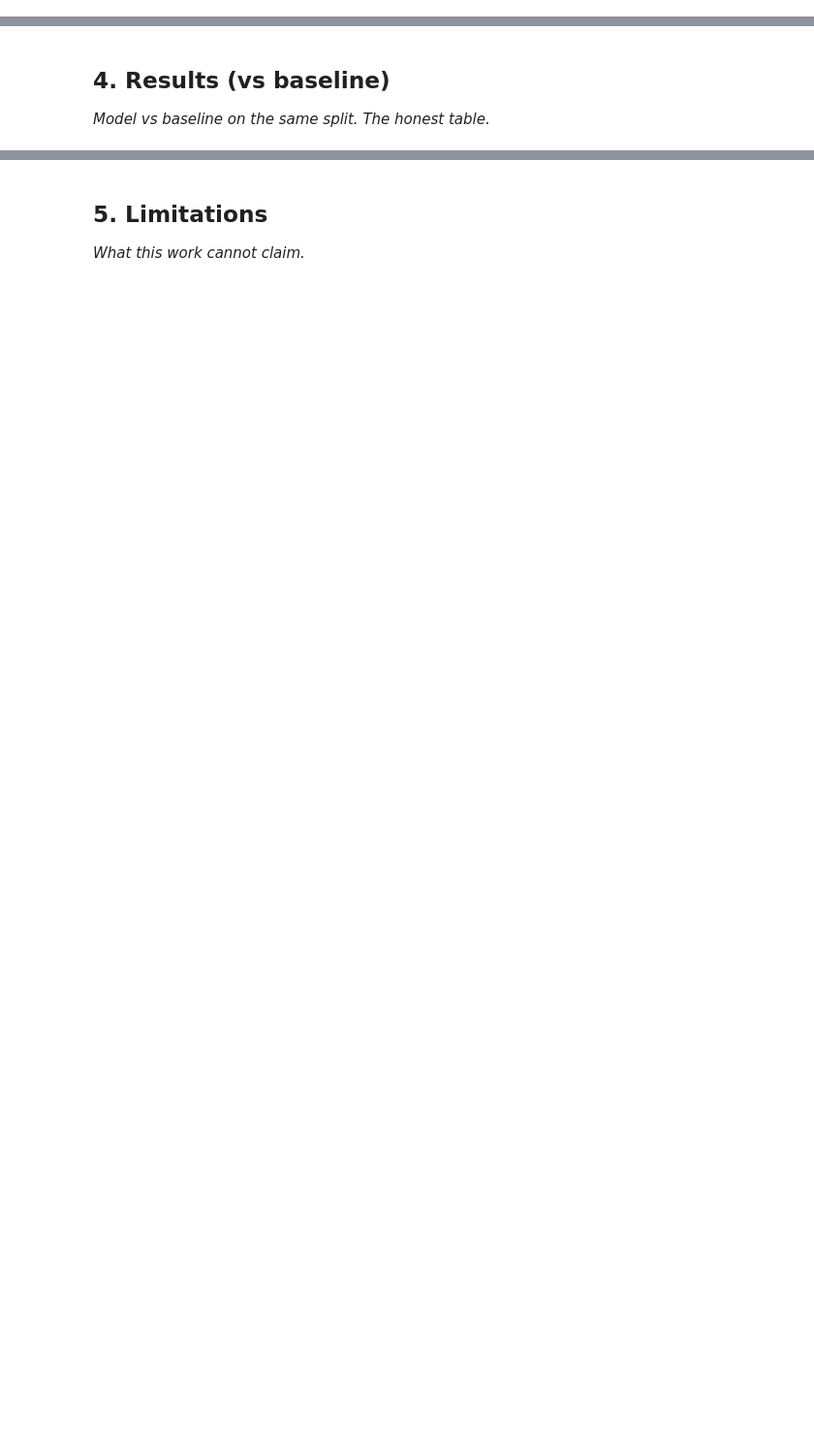
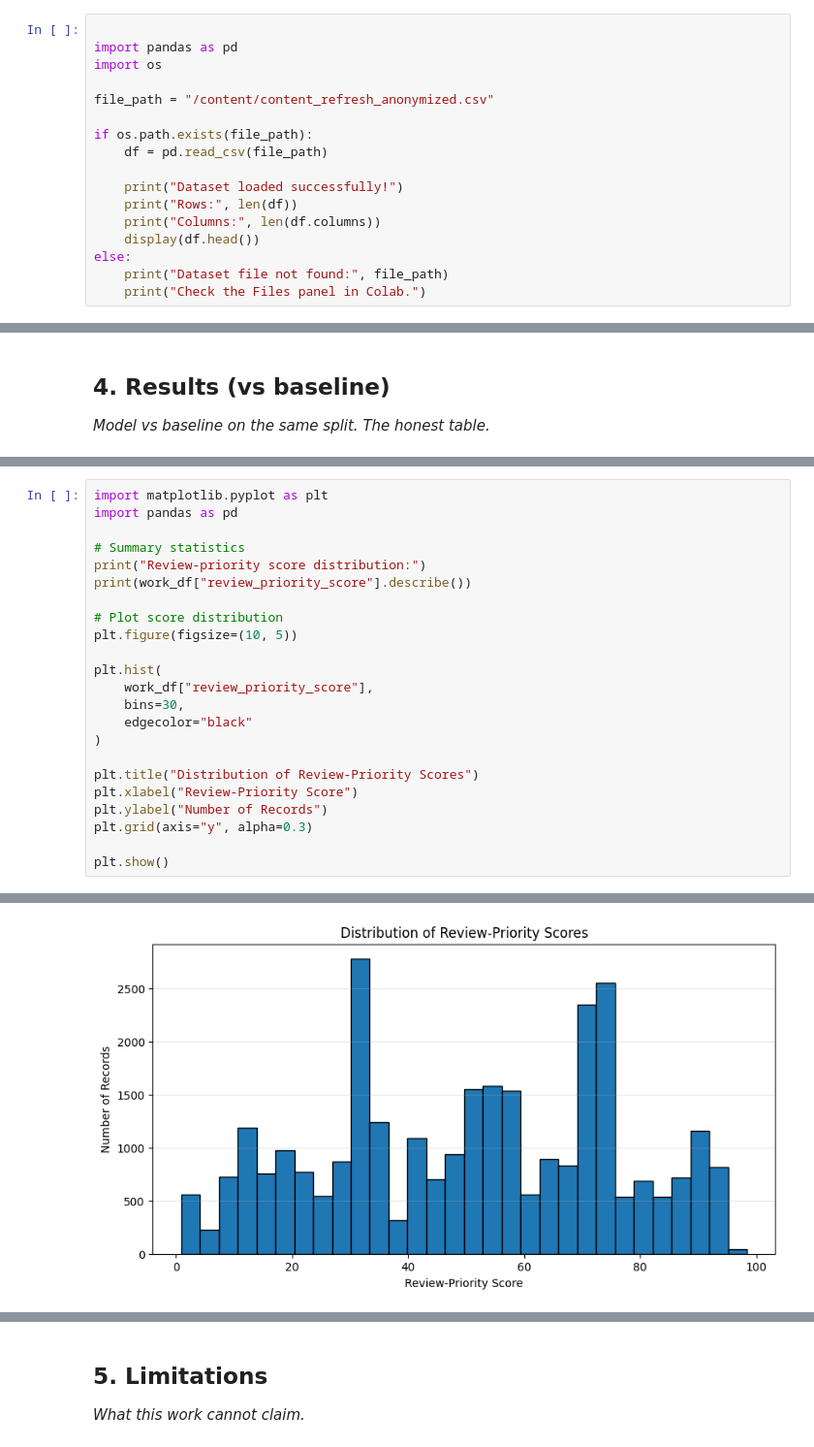
Before and after one commit to Hardik144/flyrank-ml-internship, a Jupyter notebook: work/notebooks/capstone.ipynb, the cells around one changed output, grey strips where cells are left out. Shown at 97% size. Cells and saved outputs as stored; diff of their text form; blank space fills up the shorter version.

```diff
--- a/work/notebooks/capstone.ipynb
+++ b/work/notebooks/capstone.ipynb
@@ -16,0 +90,17 @@ This skeleton is yours to fill. Work the sections **in order** — each one has
+# %%
+
+import pandas as pd
+import os
+
+file_path = "/content/content_refresh_anonymized.csv"
+
+if os.path.exists(file_path):
+    df = pd.read_csv(file_path)
+
+    print("Dataset loaded successfully!")
+    print("Rows:", len(df))
+    print("Columns:", len(df.columns))
+    display(df.head())
+else:
+    print("Dataset file not found:", file_path)
+    print("Check the Files panel in Colab.")
@@ -24,0 +733,24 @@ This skeleton is yours to fill. Work the sections **in order** — each one has
+# %%
+import matplotlib.pyplot as plt
+import pandas as pd
+
+# Summary statistics
+print("Review-priority score distribution:")
+print(work_df["review_priority_score"].describe())
+
+# Plot score distribution
+plt.figure(figsize=(10, 5))
+
+plt.hist(
+    work_df["review_priority_score"],
+    bins=30,
+    edgecolor="black"
+)
+
+plt.title("Distribution of Review-Priority Scores")
+plt.xlabel("Review-Priority Score")
+plt.ylabel("Number of Records")
+plt.grid(axis="y", alpha=0.3)
+
+plt.show()
+# %% [output]
@@ -24,0 +767 @@ This skeleton is yours to fill. Work the sections **in order** — each one has
+[figure, added]
```
Also changed, not shown: parts of 39 cells of this notebook.
